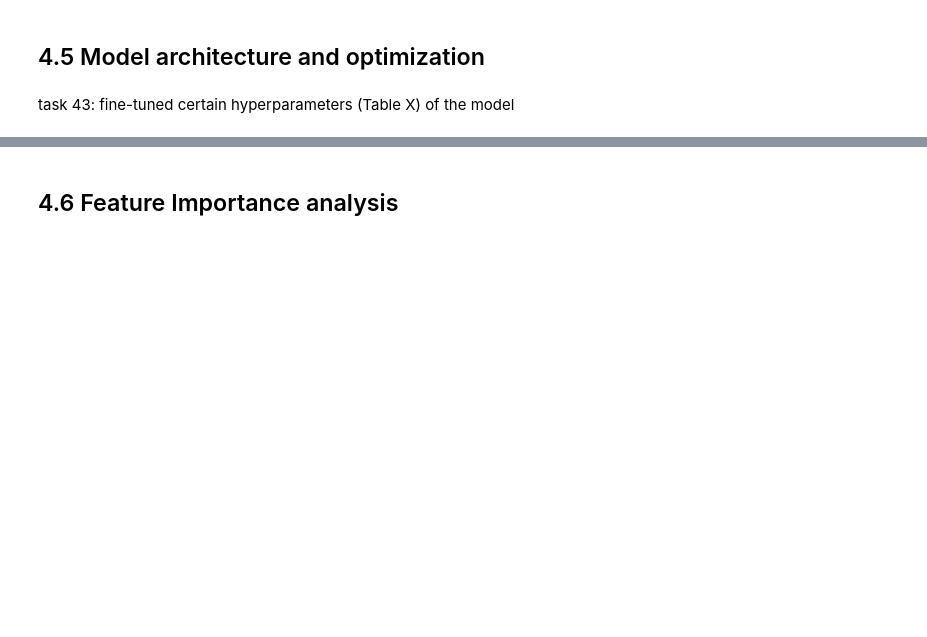
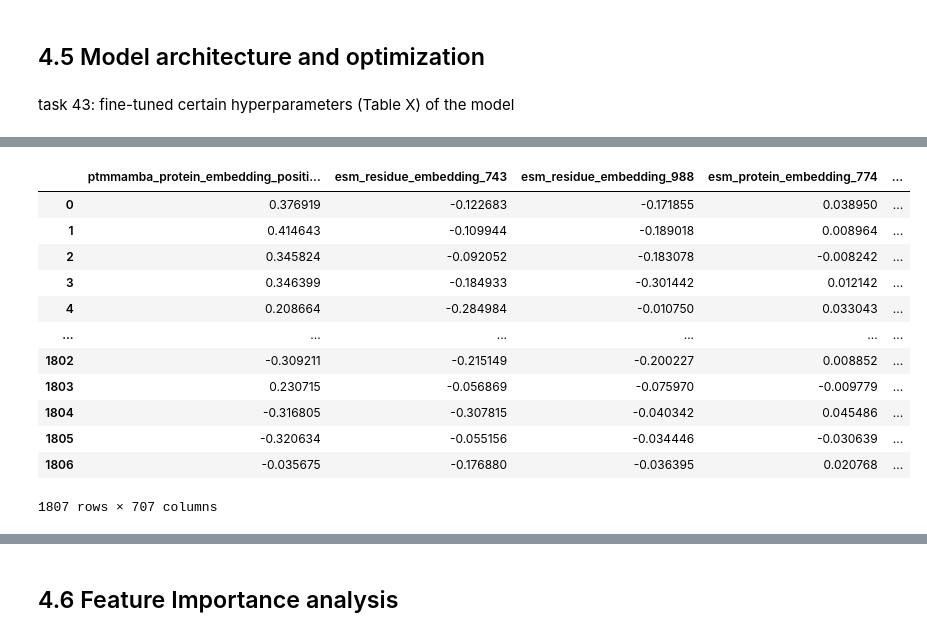
Before and after one commit to liuliu-umich/CAMP-14-3-3, a Jupyter notebook: 4.2 Modeling.ipynb, the cells around one changed output, grey strips where cells are left out. Cells and saved outputs as stored; diff of their text form; code cells hidden in the pictures; blank space fills up the shorter version.

```diff
--- a/4.2 Modeling.ipynb
+++ b/4.2 Modeling.ipynb
@@ -1273,2 +1513,18 @@ model_gsv.best_params_
+# %%
+X_train
+# %% [output]
+|  | ptmmamba_protein_embedding_positi... | esm_residue_embedding_743 | esm_residue_embedding_988 | esm_protein_embedding_774 | ... |
+| 0 | 0.376919 | -0.122683 | -0.171855 | 0.038950 | ... |
+| 1 | 0.414643 | -0.109944 | -0.189018 | 0.008964 | ... |
+| 2 | 0.345824 | -0.092052 | -0.183078 | -0.008242 | ... |
+| 3 | 0.346399 | -0.184933 | -0.301442 | 0.012142 | ... |
+| 4 | 0.208664 | -0.284984 | -0.010750 | 0.033043 | ... |
+| ... | ... | ... | ... | ... | ... |
+| 1802 | -0.309211 | -0.215149 | -0.200227 | 0.008852 | ... |
+| 1803 | 0.230715 | -0.056869 | -0.075970 | -0.009779 | ... |
+| 1804 | -0.316805 | -0.307815 | -0.040342 | 0.045486 | ... |
+| 1805 | -0.320634 | -0.055156 | -0.034446 | -0.030639 | ... |
+| 1806 | -0.035675 | -0.176880 | -0.036395 | 0.020768 | ... |
+1807 rows × 707 columns
 # %%
 # Evaluate the best model on the test set
```
Also changed, not shown: parts of 38 cells of this notebook, 2 other files.
